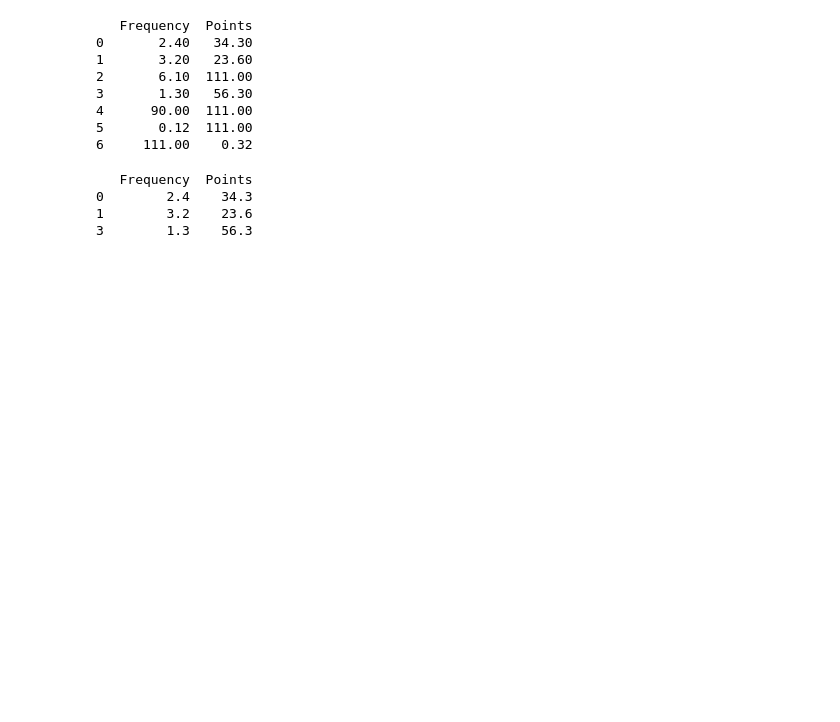
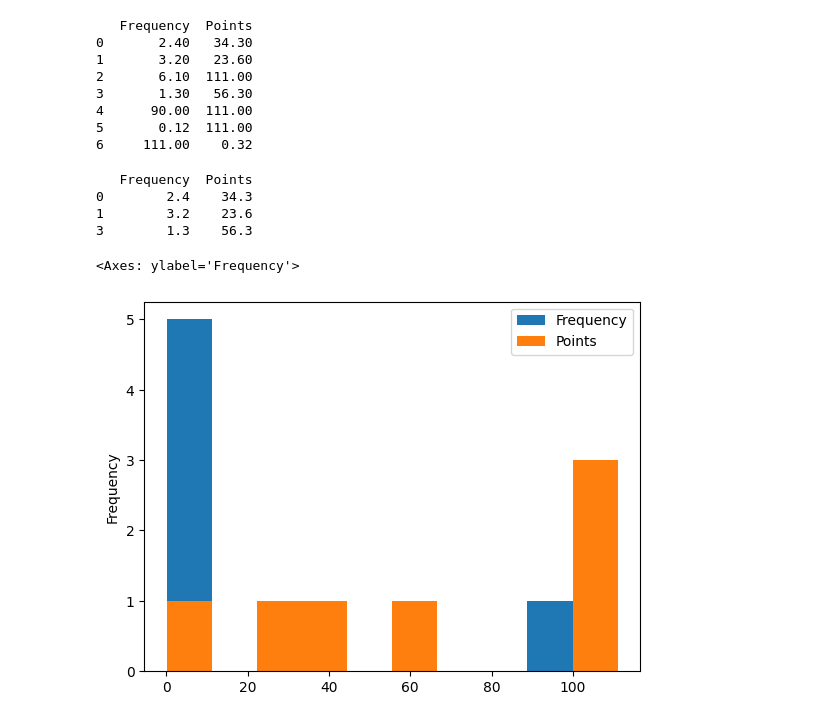
Before and after one commit to chandini2595/Pandas, a Jupyter notebook: Pandas.ipynb, the cells around one changed output. Drawn from its saved outputs; the diff is of its cells as text; code cells hidden in the pictures; blank space fills up the shorter version.

```diff
--- a/Pandas.ipynb
+++ b/Pandas.ipynb
@@ -333,3 +333,9 @@ print(df1)
 0        2.4    34.3
 1        3.2    23.6
 3        1.3    56.3
+# %%
+import matplotlib as plt
+df1.plot(kind='hist')
+# %% [output]
+<Axes: ylabel='Frequency'>
+[figure, added]
```
Also changed, not shown: parts of 1 cell of this notebook.
